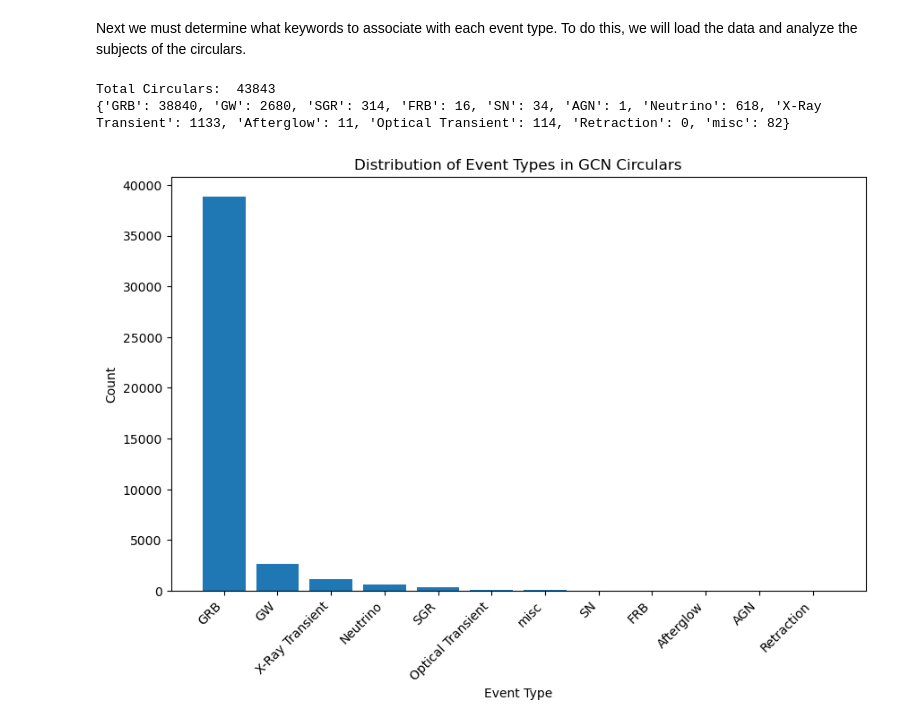
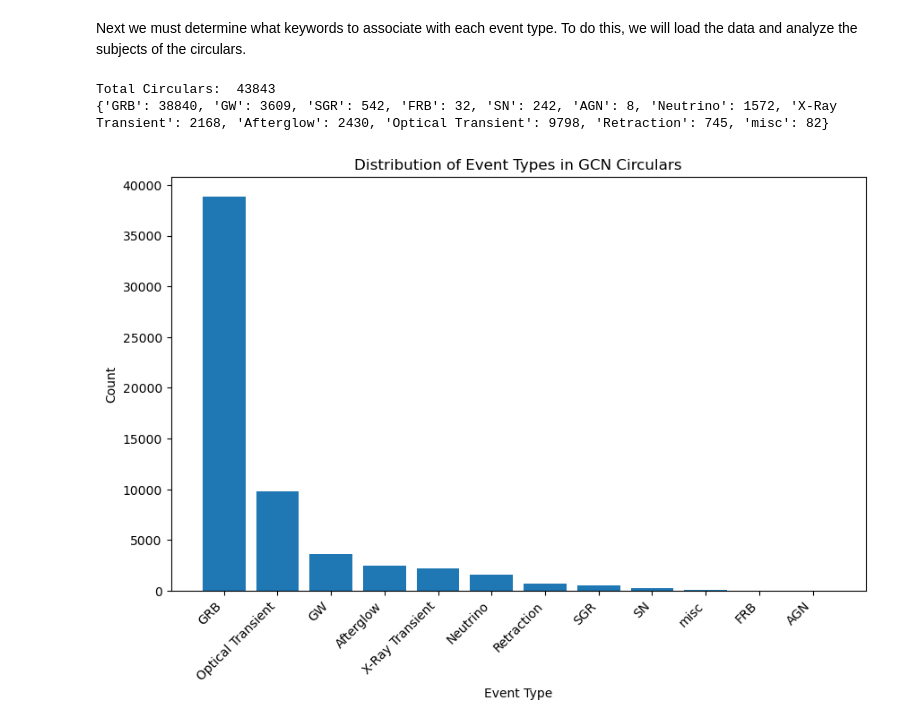
Before and after one commit to tylerbarna/gcn-regex, a Jupyter notebook: analysis.ipynb, the cells around one changed output. Cells and saved outputs as stored; diff of their text form; code cells hidden in the pictures.

```diff
--- a/analysis.ipynb
+++ b/analysis.ipynb
@@ -110,36 +110,39 @@ event_keywords = {
         "optical transient",
         "optical",
         "OT",
         r"ZTF\d{2}[A-Za-z0-9]+?",
     ],
     "Retraction": [
         "Retraction",
+        "not a",
+        "is not a",
+        "probably not a",
     ]
 }
 print('Total Circulars: ', len(subjects))
 event_counts = {event: 0 for event in event_keywords.keys()}
 misc_subjects = subjects.copy()
 for subject in subjects:
     for event, keywords in event_keywords.items():
         if any(re.search(rf"\b{keyword}\b", subject, re.IGNORECASE) for keyword in keywords):
             event_counts[event] += 1
             if subject in misc_subjects:
                 misc_subjects.remove(subject)
-            break
+            # break
 event_counts["misc"] = len(misc_subjects)
 print(event_counts)
 fig, ax = plt.subplots(figsize=(10, 6))
 sorted_counts = dict(sorted(event_counts.items(), key=lambda x: x[1], reverse=True))
 plt.bar(sorted_counts.keys(), sorted_counts.values())
 plt.xlabel("Event Type")
 plt.ylabel("Count")
 plt.title("Distribution of Event Types in GCN Circulars")
 plt.xticks(rotation=45, ha='right')
 plt.show()
 # %% [output]
 Total Circulars:  43843
-{'GRB': 38840, 'GW': 2680, 'SGR': 314, 'FRB': 16, 'SN': 34, 'AGN': 1, 'Neutrino': 618, 'X-Ray Transient': 1133, 'Afterglow': 11, 'Optical Transient': 114, 'Retraction': 0, 'misc': 82}
+{'GRB': 38840, 'GW': 3609, 'SGR': 542, 'FRB': 32, 'SN': 242, 'AGN': 8, 'Neutrino': 1572, 'X-Ray Transient': 2168, 'Afterglow': 2430, 'Optical Transient': 9798, 'Retraction': 745, 'misc': 82}
-[figure, old version]
+[figure, new version]
 # %%
 
 from wordcloud import WordCloud
```
Also changed, not shown: parts of 3 cells of this notebook, 1 other file.
